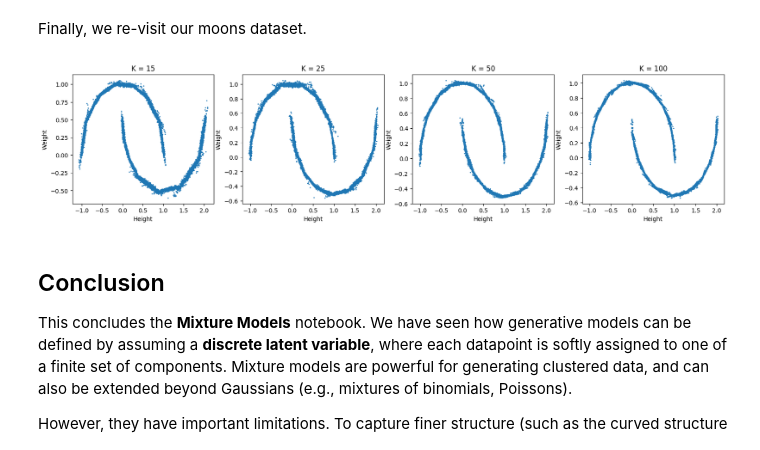
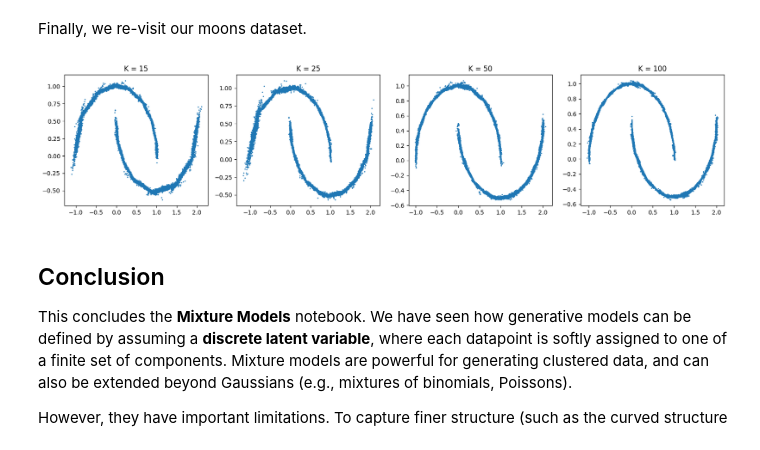
Before and after one commit to j9smith/generative-modelling, a Jupyter notebook: 1. Latent Variable Models/1.1 Mixture Models.ipynb, the cells around one changed output. Drawn from its saved outputs; the diff is of its cells as text; code cells hidden in the pictures.

```diff
--- a/1. Latent Variable Models/1.1 Mixture Models.ipynb
+++ b/1. Latent Variable Models/1.1 Mixture Models.ipynb
@@ -671,8 +671,6 @@ for i, K in enumerate(Ks):
 
     axes[i].scatter(samples[:, 0], samples[:, 1], s=1)
     axes[i].set_title(f"K = {K}")
-    axes[i].set_xlabel("Height")
-    axes[i].set_ylabel("Weight")
 
 plt.show()
 # %% [output]
@@ -793,22 +789,20 @@ Finally, we re-visit our moons dataset.
 # %%
 Ks = [15, 25, 50, 100]
 n_iterations = 100
 n_samples = 10000
 
 fig, axes = plt.subplots(1, len(Ks), figsize=(20,4))
 
 for i, K in enumerate(Ks):
     pi, Mu, Sigma2 = fit_gmm(X, K, n_iterations)
     samples = sample_gmm(pi, Mu, Sigma2, n_samples)
 
     axes[i].scatter(samples[:, 0], samples[:, 1], s=1)
     axes[i].set_title(f"K = {K}")
-    axes[i].set_xlabel("Height")
-    axes[i].set_ylabel("Weight")
 
 plt.show()
 # %% [output]
-[figure, old version]
+[figure, new version]
 # %% [markdown]
 ## Conclusion
 This concludes the **Mixture Models** notebook. We have seen how generative models can be defined by assuming a **discrete latent variable**, where each datapoint is softly assigned to one of a finite set of components. Mixture models are powerful for generating clustered data, and can also be extended beyond Gaussians (e.g., mixtures of binomials, Poissons).
```
Also changed, not shown: parts of 4 cells of this notebook.
